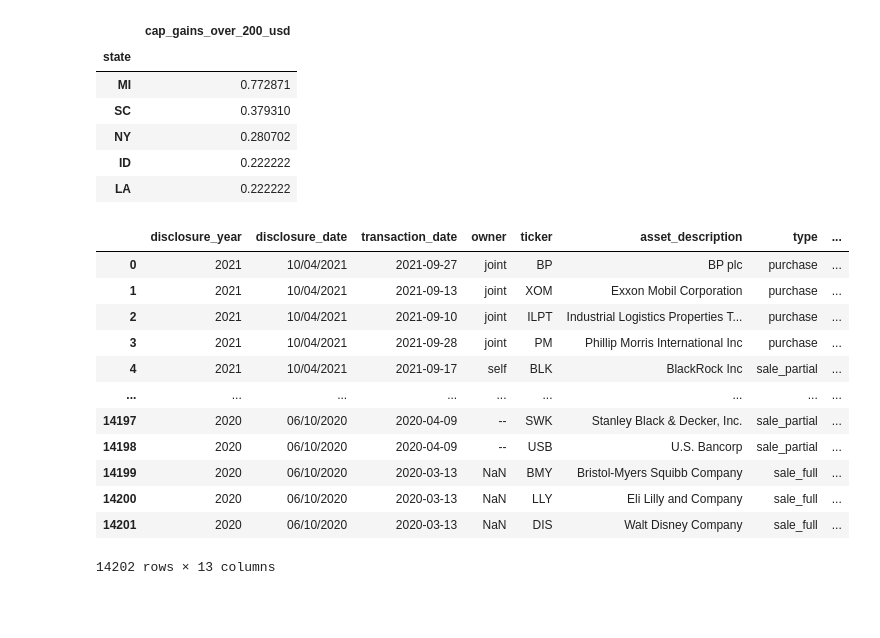
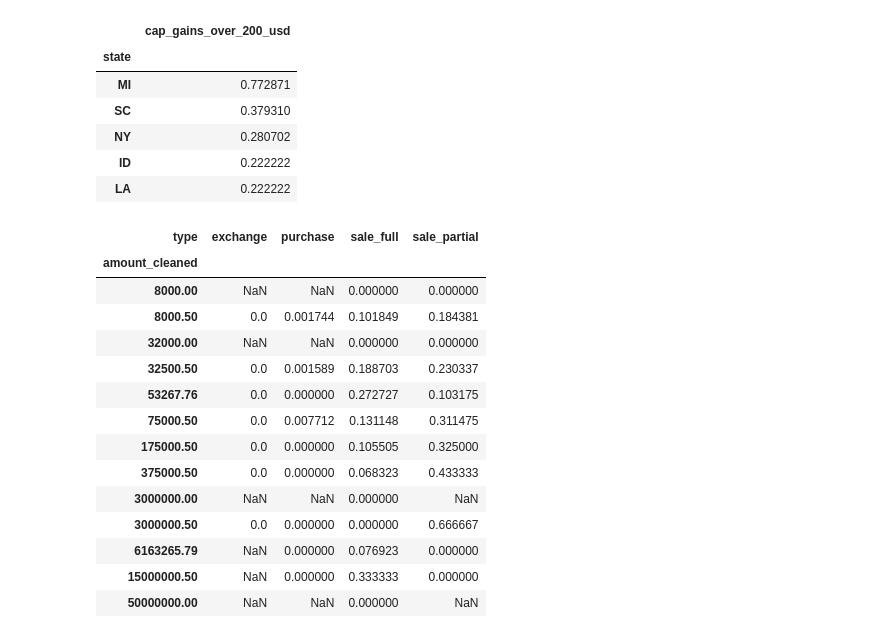
Before and after one commit to tharvipop/sussy-stock-trades, a Jupyter notebook: cleaning_and_eda.ipynb, the cells around one changed output. Drawn from its saved outputs; the diff is of its cells as text; code cells hidden in the pictures; blank space fills up the shorter version.

Commit message:
added pivot_tables

```diff
--- a/cleaning_and_eda.ipynb
+++ b/cleaning_and_eda.ipynb
@@ -298,19 +294,21 @@ Michigan! With a pretty mind blowing result of 77% 🤯
 | NY | 0.280702 |
 | ID | 0.222222 |
 | LA | 0.222222 |
-# %%
-df
-# %% [output]
-|  | disclosure_year | disclosure_date | transaction_date | owner | ticker | asset_description | type | ... |
-| 0 | 2021 | 10/04/2021 | 2021-09-27 | joint | BP | BP plc | purchase | ... |
-| 1 | 2021 | 10/04/2021 | 2021-09-13 | joint | XOM | Exxon Mobil Corporation | purchase | ... |
-| 2 | 2021 | 10/04/2021 | 2021-09-10 | joint | ILPT | Industrial Logistics Properties T... | purchase | ... |
-| 3 | 2021 | 10/04/2021 | 2021-09-28 | joint | PM | Phillip Morris International Inc | purchase | ... |
-| 4 | 2021 | 10/04/2021 | 2021-09-17 | self | BLK | BlackRock Inc | sale_partial | ... |
-| ... | ... | ... | ... | ... | ... | ... | ... | ... |
-| 14197 | 2020 | 06/10/2020 | 2020-04-09 | -- | SWK | Stanley Black & Decker, Inc. | sale_partial | ... |
-| 14198 | 2020 | 06/10/2020 | 2020-04-09 | -- | USB | U.S. Bancorp | sale_partial | ... |
-| 14199 | 2020 | 06/10/2020 | 2020-03-13 | NaN | BMY | Bristol-Myers Squibb Company | sale_full | ... |
-| 14200 | 2020 | 06/10/2020 | 2020-03-13 | NaN | LLY | Eli Lilly and Company | sale_full | ... |
-| 14201 | 2020 | 06/10/2020 | 2020-03-13 | NaN | DIS | Walt Disney Company | sale_full | ... |
-14202 rows × 13 columns
+# %%
+df.pivot_table(index='amount_cleaned', values='cap_gains_over_200_usd', columns='type')
+# %% [output]
+| type | exchange | purchase | sale_full | sale_partial |
+| amount_cleaned |  |  |  |  |
+| 8000.00 | NaN | NaN | 0.000000 | 0.000000 |
+| 8000.50 | 0.0 | 0.001744 | 0.101849 | 0.184381 |
+| 32000.00 | NaN | NaN | 0.000000 | 0.000000 |
+| 32500.50 | 0.0 | 0.001589 | 0.188703 | 0.230337 |
+| 53267.76 | 0.0 | 0.000000 | 0.272727 | 0.103175 |
+| 75000.50 | 0.0 | 0.007712 | 0.131148 | 0.311475 |
+| 175000.50 | 0.0 | 0.000000 | 0.105505 | 0.325000 |
+| 375000.50 | 0.0 | 0.000000 | 0.068323 | 0.433333 |
+| 3000000.00 | NaN | NaN | 0.000000 | NaN |
+| 3000000.50 | 0.0 | 0.000000 | 0.000000 | 0.666667 |
+| 6163265.79 | NaN | 0.000000 | 0.076923 | 0.000000 |
+| 15000000.50 | NaN | 0.000000 | 0.333333 | 0.000000 |
+| 50000000.00 | NaN | NaN | 0.000000 | NaN |
```
Also changed, not shown: parts of 2 cells of this notebook.
